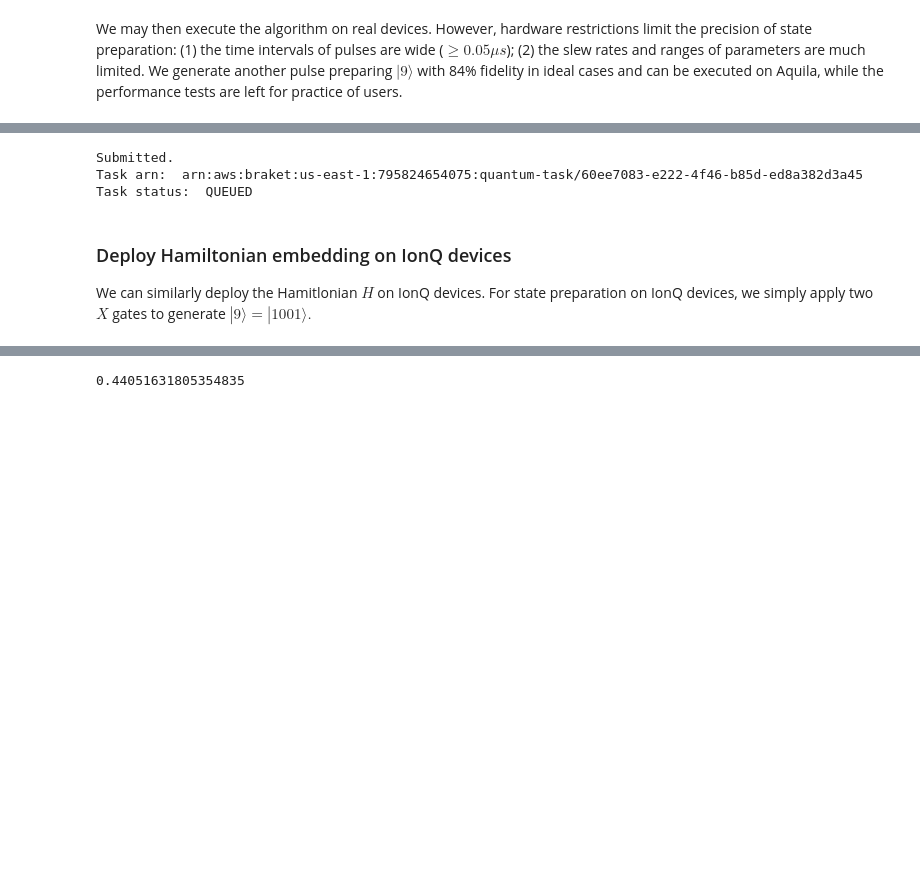
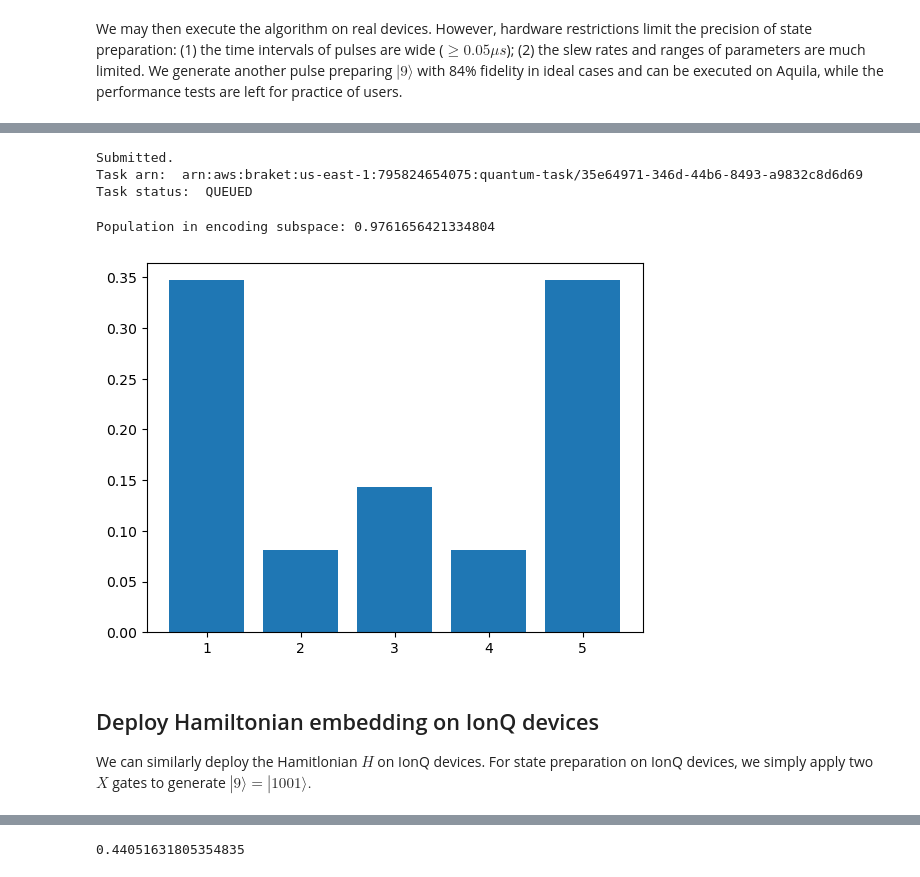
Before and after one commit to PicksPeng/SimuQ, a Jupyter notebook: notebooks/tutorials/2-qwalk.ipynb, the cells around one changed output, grey strips where cells are left out. Saved outputs shown, nothing was run; the diff lists cells and outputs as text; code cells hidden in the pictures; blank space fills up the shorter version.

```diff
--- a/notebooks/tutorials/2-qwalk.ipynb
+++ b/notebooks/tutorials/2-qwalk.ipynb
@@ -257,11 +327,18 @@ bp.visualize()
 # %%
-bp.run(shots = 1)
+bp.run(shots = 1000)
 # %% [output]
 Submitted.
-Task arn:  arn:aws:braket:us-east-1:795824654075:quantum-task/60ee7083-e222-4f46-b85d-ed8a382d3a45
+Task arn:  arn:aws:braket:us-east-1:795824654075:quantum-task/35e64971-346d-44b6-8493-a9832c8d6d69
 Task status:  QUEUED
+# %%
+#results_list = bp.results()
+aaa = results_list[-1:]
+draw_results(0, aaa, True)
+# %% [output]
+Population in encoding subspace: 0.9761656421334804
+[figure, added]
 # %% [markdown]
-### Deploy Hamiltonian embedding on IonQ devices
+## Deploy Hamiltonian embedding on IonQ devices
 
 We can similarly deploy the Hamitlonian $H$ on IonQ devices. For state preparation on IonQ devices, we simply apply two $X$ gates to generate $|9\rangle=|1001\rangle.$
 # %%
```
Also changed, not shown: parts of 25 cells of this notebook.
